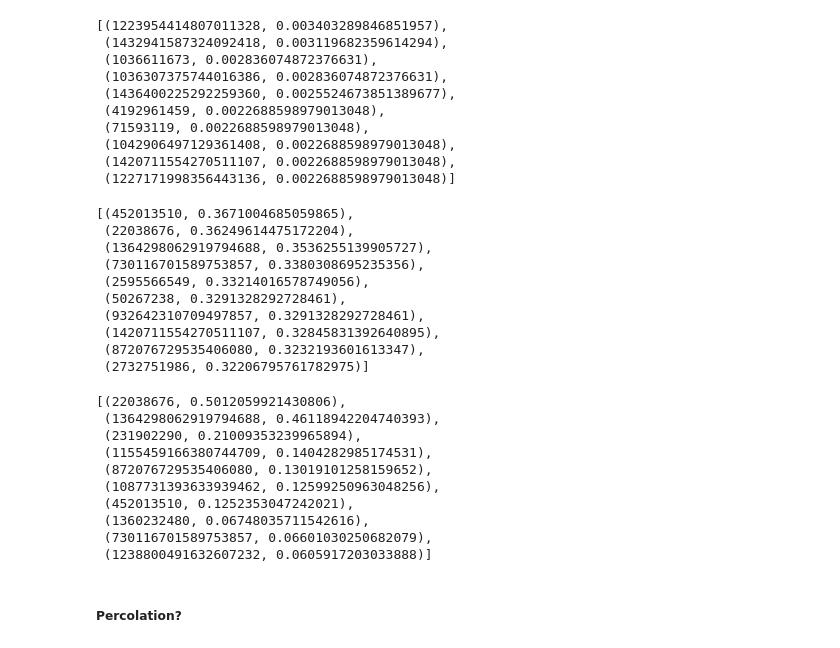
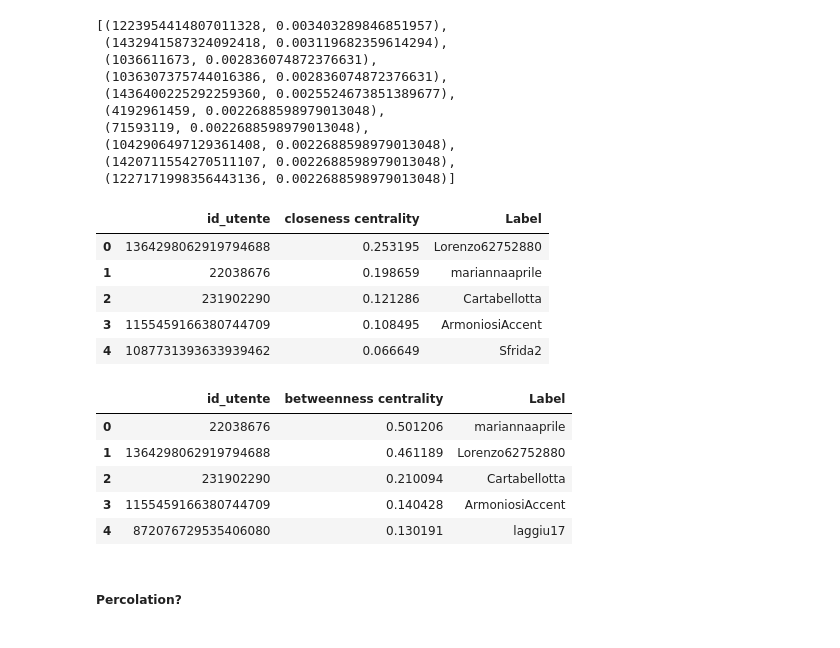
Before and after one commit to ES-git95/SMA-Project, a Jupyter notebook: graph.ipynb, the cells around one changed output. Saved outputs shown, nothing was run; the diff lists cells and outputs as text; code cells hidden in the pictures.

```diff
--- a/graph.ipynb
+++ b/graph.ipynb
@@ -420,23 +420,21 @@ top10_OUT_C
 # calculated as the reciprocal of the sum of the length of the shortest paths between the node
 # and all other nodes in the graph. Thus, the more central a node is, the closer it is to all
 # other nodes.
-closeness_centrality=nx.closeness_centrality(G_nx)
+closeness_centrality=nx.closeness_centrality(G_directed)
 # %%
-#trovo i top10 utenti per closeness_centrality
+#trovo i top5 utenti per closeness_centrality
 closeness_centrality_sort=dict(sorted(closeness_centrality.items(), key=lambda item: item[1], reverse= True))
-top10_CC=list(closeness_centrality_sort.items())[:10]
+top10_CC=pd.DataFrame(list(closeness_centrality_sort.items())[:5],columns=("id_utente","closeness centrality"))
+top10_CC=pd.merge(top10_CC,nodes[["Id","Label"]],left_on="id_utente",right_on="Id",how="left")
+top10_CC.drop("Id",axis=1,inplace=True)
 top10_CC
 # %% [output]
-[(452013510, 0.3671004685059865),
- (22038676, 0.36249614475172204),
- (1364298062919794688, 0.3536255139905727),
- (730116701589753857, 0.3380308695235356),
- (2595566549, 0.33214016578749056),
- (50267238, 0.3291328292728461),
- (932642310709497857, 0.3291328292728461),
- (1420711554270511107, 0.32845831392640895),
- (872076729535406080, 0.3232193601613347),
- (2732751986, 0.32206795761782975)]
+|  | id_utente | closeness centrality | Label |
+| 0 | 1364298062919794688 | 0.253195 | Lorenzo62752880 |
+| 1 | 22038676 | 0.198659 | mariannaaprile |
+| 2 | 231902290 | 0.121286 | Cartabellotta |
+| 3 | 1155459166380744709 | 0.108495 | ArmoniosiAccent |
+| 4 | 1087731393633939462 | 0.066649 | Sfrida2 |
 # %%
 #BETWEENNESS CENTRALITY
 #betweenness centrality is a measure of centrality in a graph based on shortest paths.
@@ -445,21 +443,19 @@ top10_CC
 #pertanto si riferisce a quanto un nodo sia di passaggio
 betweenness_centrality=nx.betweenness_centrality(G_nx)
 # %%
-#trovo i top10 utenti per betweenness_centrality
+#trovo i top5 utenti per betweenness_centrality
 betweenness_centrality_sort=dict(sorted(betweenness_centrality.items(), key=lambda item: item[1], reverse= True))
-top10_BC=list(betweenness_centrality_sort.items())[:10]
-top10_BC
+top5_BC=pd.DataFrame(list(betweenness_centrality_sort.items())[:5],columns=("id_utente","betweenness centrality"))
+top5_BC=pd.merge(top5_BC,nodes[["Id","Label"]],left_on="id_utente",right_on="Id",how="left")
+top5_BC.drop("Id",axis=1,inplace=True)
+top5_BC
 # %% [output]
-[(22038676, 0.5012059921430806),
- (1364298062919794688, 0.46118942204740393),
- (231902290, 0.21009353239965894),
- (1155459166380744709, 0.1404282985174531),
- (872076729535406080, 0.13019101258159652),
- (1087731393633939462, 0.12599250963048256),
- (452013510, 0.1252353047242021),
- (1360232480, 0.06748035711542616),
- (730116701589753857, 0.06601030250682079),
- (1238800491632607232, 0.0605917203033888)]
+|  | id_utente | betweenness centrality | Label |
+| 0 | 22038676 | 0.501206 | mariannaaprile |
+| 1 | 1364298062919794688 | 0.461189 | Lorenzo62752880 |
+| 2 | 231902290 | 0.210094 | Cartabellotta |
+| 3 | 1155459166380744709 | 0.140428 | ArmoniosiAccent |
+| 4 | 872076729535406080 | 0.130191 | laggiu17 |
 # %% [markdown]
 ##### Percolation?
 # %%
```
Also changed, not shown: 1 other file.
